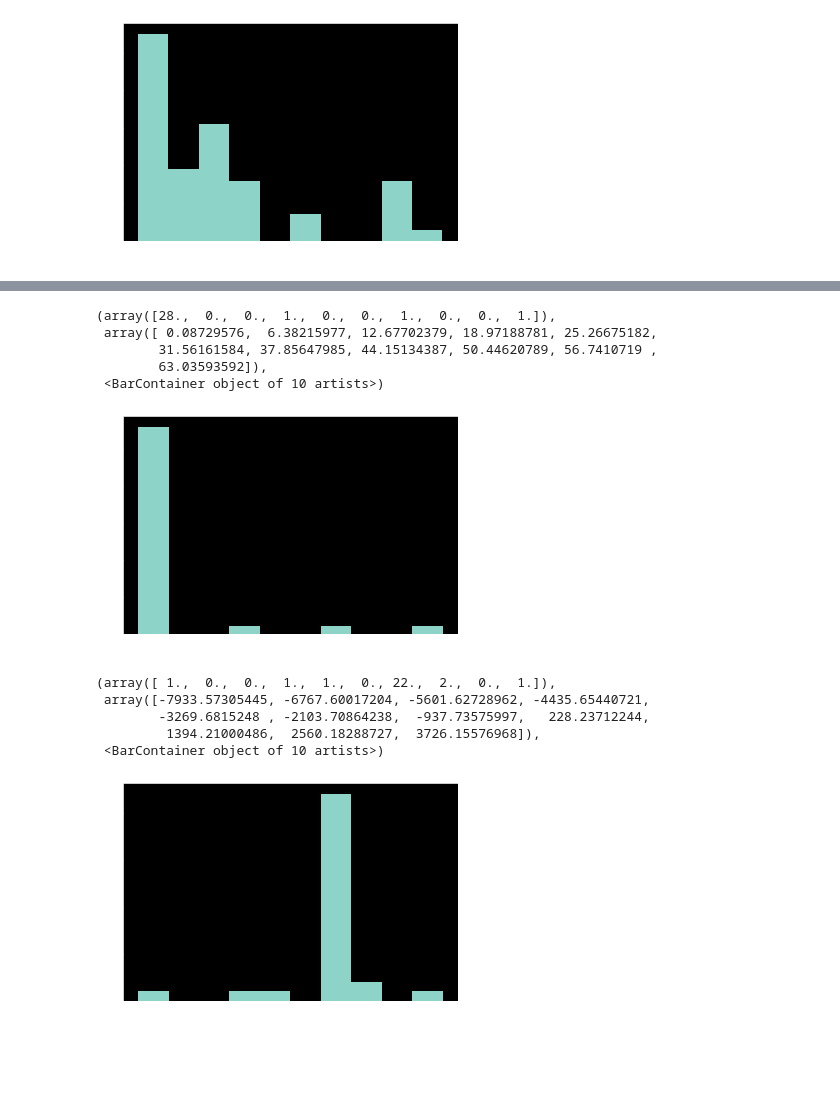
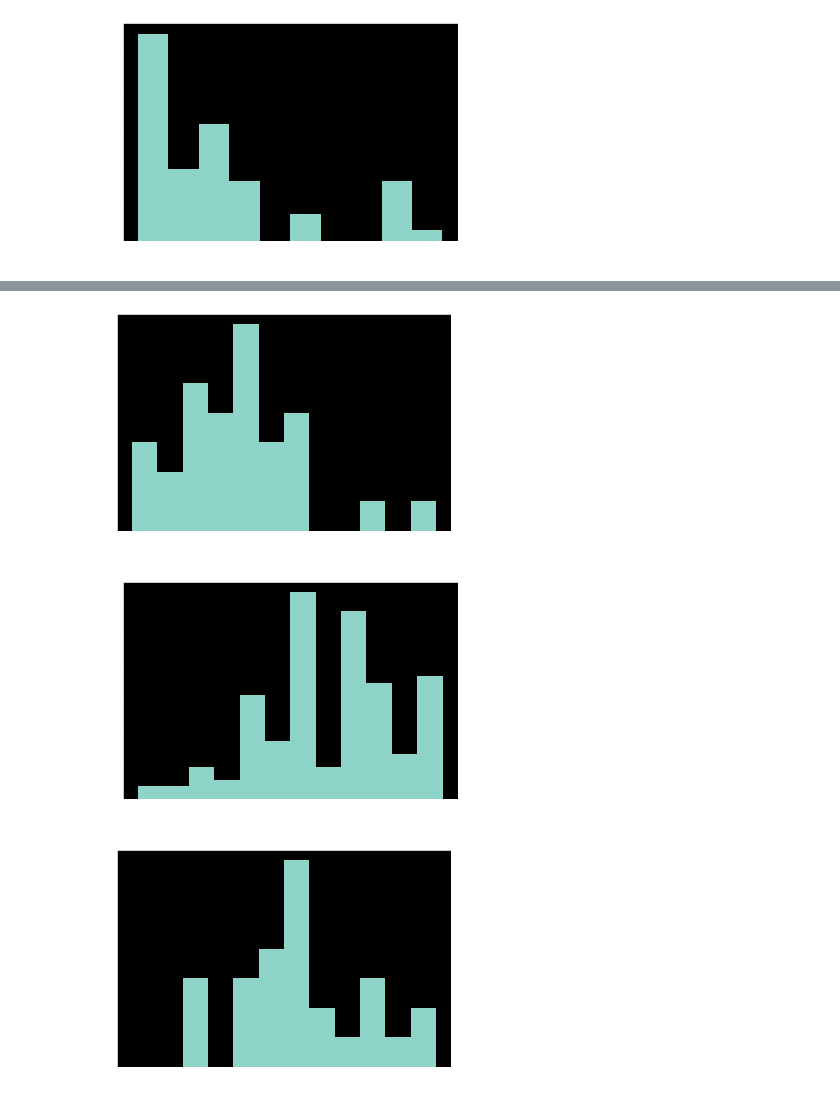
Before and after one commit to jvierine/antisat_analysis, a Jupyter notebook: projects/data_explore.ipynb, the cells around one changed output, grey strips where cells are left out. Cells and saved outputs as stored; diff of their text form; code cells hidden in the pictures; blank space fills up the shorter version.

```diff
--- a/projects/data_explore.ipynb
+++ b/projects/data_explore.ipynb
@@ -96,0 +110,11 @@ plt.hist(res['best_matches'][res['best_matches'] > 0.95])
+# %%
+from scipy.stats import norm
+x = np.linspace(-2, 2, 2000)
+y = np.zeros_like(x)
+for j in np.argwhere(inds).flatten():
+    y += norm.pdf(x, loc=np.log10(res['best_diams'][j]), scale=0.05)
+y_ = norm.pdf(x, loc=0, scale=0.1)
+y[y > y_.max()*0.5] = y_.max()*0.5
+y[x < np.min(np.log10(res['best_diams'][inds]))] = 0
+y[x > np.max(np.log10(res['best_diams'][inds]))] = 0
+plt.plot(x, y/(y_.max()*0.5))
@@ -171,4 +198,9 @@ plt.hist(df['estimated_offset_angle'])
         4.19174517]),
  <BarContainer object of 10 artists>)
 [figure]
+# %%
+def log_hist(x):
+    logbins = np.logspace(np.log10(x.min()),np.log10(x.max()),int(np.sqrt(len(x))))
+    plt.hist(x, bins=logbins)
+    plt.xscale('log')
 # %%
@@ -192,19 +226,14 @@ plt.hist(np.log10(df['predicted_diam']*1e2))
 # %%
-plt.hist(df['predicted_offset_angle'])
+log_hist(df['predicted_offset_angle'])
 # %% [output]
-(array([28.,  0.,  0.,  1.,  0.,  0.,  1.,  0.,  0.,  1.]),
- array([ 0.08729576,  6.38215977, 12.67702379, 18.97188781, 25.26675182,
-        31.56161584, 37.85647985, 44.15134387, 50.44620789, 56.7410719 ,
-        63.03593592]),
- <BarContainer object of 10 artists>)
-[figure, old version]
+[figure, new version]
+# %%
+log_hist(df['estimated_offset_angle'])
+# %% [output]
+[figure, added]
 # %%
-plt.hist((df['estimated_diam'] - df['predicted_diam'])*1e2)
+log_hist(np.abs(df['estimated_diam'] - df['predicted_diam'])*1e2)
+#plt.hist((df['estimated_diam'] - df['predicted_diam'])*1e2)
 # %% [output]
-(array([ 1.,  0.,  0.,  1.,  1.,  0., 22.,  2.,  0.,  1.]),
- array([-7933.57305445, -6767.60017204, -5601.62728962, -4435.65440721,
-        -3269.6815248 , -2103.70864238,  -937.73575997,   228.23712244,
-         1394.21000486,  2560.18288727,  3726.15576968]),
- <BarContainer object of 10 artists>)
-[figure, old version]
+[figure, new version]
 # %%
```
Also changed, not shown: parts of 6 cells of this notebook.
